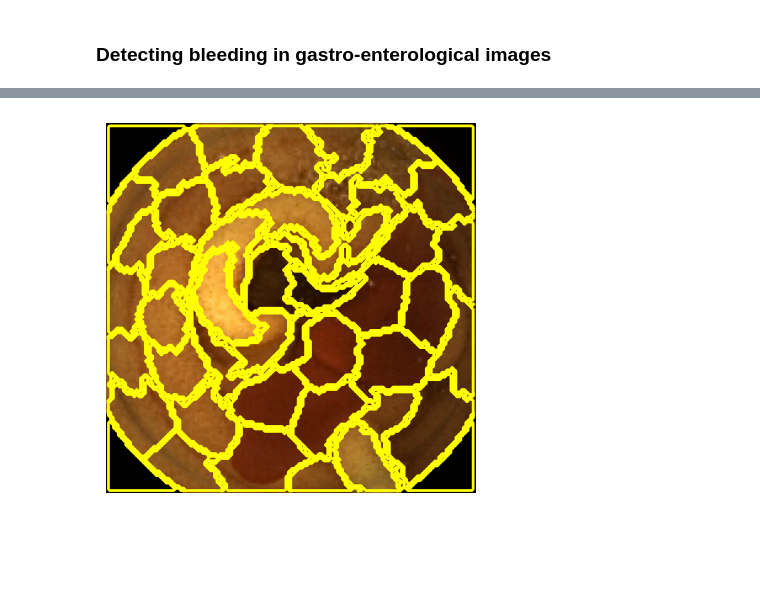
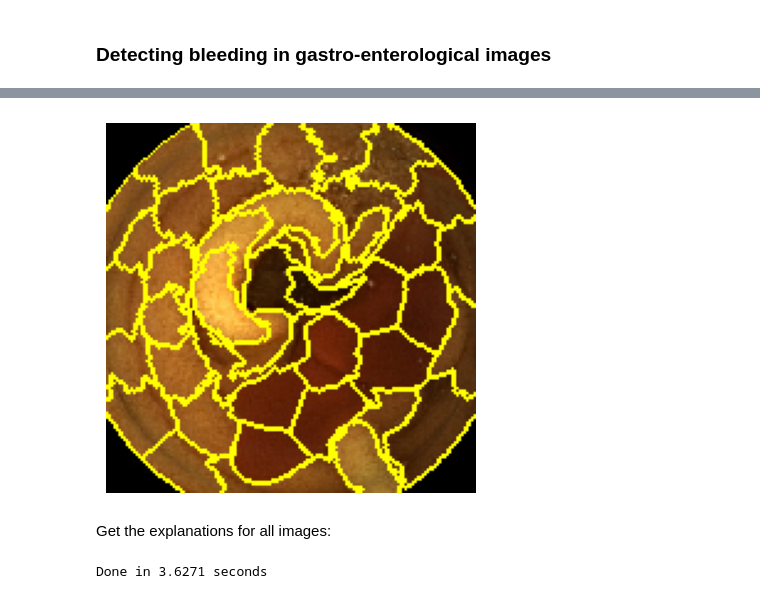
Before and after one commit to KaryFramling/py_ciu_image, a Jupyter notebook: README_notebook.ipynb, the cells around one changed output, grey strips where cells are left out. Cells and saved outputs as stored; diff of their text form; code cells hidden in the pictures; blank space fills up the shorter version.

```diff
--- a/README_notebook.ipynb
+++ b/README_notebook.ipynb
@@ -73,25 +183,28 @@ Get the segments/superpixels and plot their borders.
-# %%
-from scipy import ndimage
-import numpy as np
-
-# Get the segments
-segments = ciu_object.segmented(img[0])
-num_segments = np.amax(segments)
-
-# Define the colors for segment borders (you can customize these)
-border_color = 'yellow'
-border_width = 2
-
-# Plot the original image
-plt.imshow(img[0])
-
-# Loop through the labeled segments and plot borders
-for i in range(0, num_segments + 1):
-    segment_mask = (segments == i)
-    border_mask = np.logical_xor(segment_mask, ndimage.binary_erosion(segment_mask))
-    plt.contour(border_mask, colors=border_color, linewidths=border_width)
-
-plt.axis('off')
-plt.show()
-# %% [output]
-[figure, removed]
+# %%
+#from scipy import ndimage
+from skimage.segmentation import mark_boundaries
+
+# Get the segments
+segments = ciu_object.superpixels
+num_segments = np.amax(segments)
+for i in range(num_segments):
+    fig = plt.figure("Superpixels -- %d segments" % num_segments)
+    ax = fig.add_subplot(1, 1, 1)
+    #ax.imshow(ciu_object.image[0])
+    ax.imshow(mark_boundaries(ciu_object.image, segments[0]))
+    plt.axis("off")
+plt.show()
+# %% [output]
+[figure, added]
+# %% [markdown]
+Get the explanations for all images:
+# %%
+out_imgs = []
+tic = time.perf_counter()
+for i in range(0,len(imgpaths)):
+    oimg = ciu_object.CIU_Explanation(imgs_vstack[i])
+    out_imgs.append(oimg)
+toc = time.perf_counter()
+print(f"Done in {toc - tic:0.4f} seconds")
+# %% [output]
+Done in 3.6271 seconds
```
Also changed, not shown: parts of 21 cells of this notebook, 15 other files.
